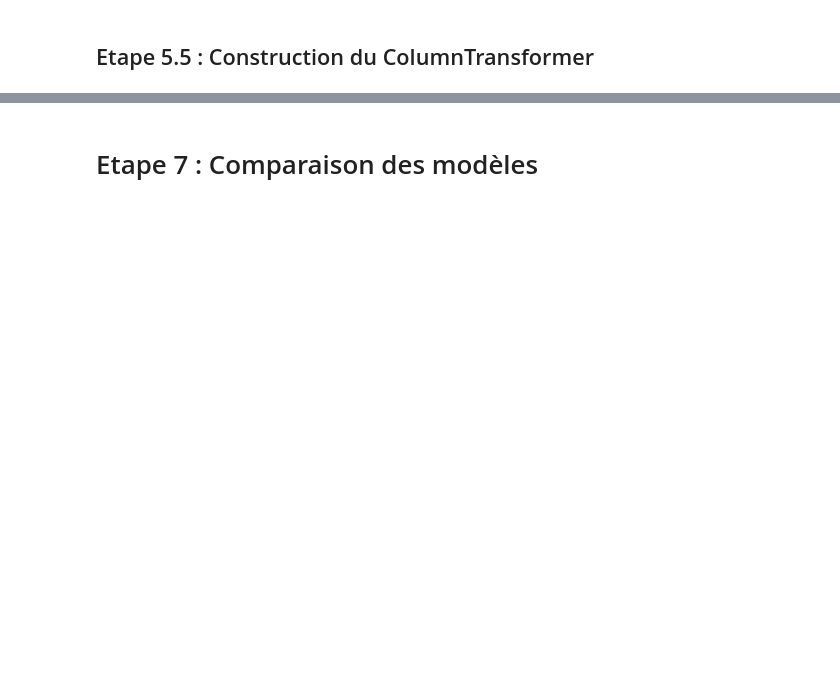
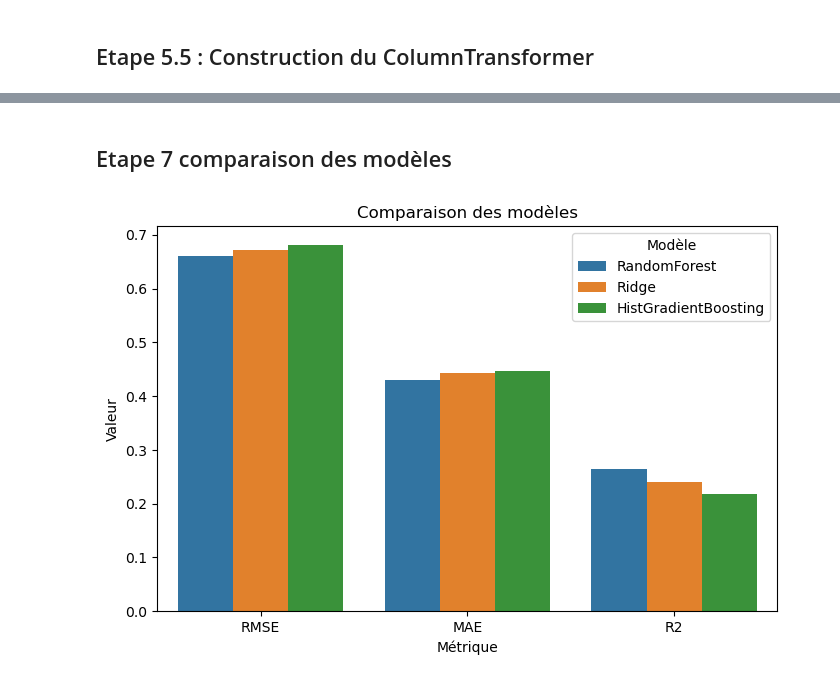
Before and after one commit to vikdevit/ai_engineer_projects, a Jupyter notebook: P03/notebooks/Khatcherian_Viken_p03_notebook.ipynb, the cells around one changed output, grey strips where cells are left out. Saved outputs shown, nothing was run; the diff lists cells and outputs as text; code cells hidden in the pictures; blank space fills up the shorter version.

```diff
--- a/P03/notebooks/Khatcherian_Viken_p03_notebook.ipynb
+++ b/P03/notebooks/Khatcherian_Viken_p03_notebook.ipynb
@@ -617,2 +859,31 @@ for col in categorical_cols:
+# %%
+num_features = [
+    "BuildingAge",
+    "NumberofFloors",
+    "NumberofBuildings",
+    "FloorAreaPerFloor",
+    "BuildingParkingRatio",
+    "LargestUseRatio",
+    "SecondUseRatio",
+    "Log_PropertyGFATotal",
+    "Log_LargestUseGFA",
+    "Log_SecondUseGFA",
+    "IsMixedUse",
+    "CouncilDistrictCode"
+]
 # %% [markdown]
 ## Etape 5.5 : Construction du ColumnTransformer
+# %%
+from sklearn.compose import ColumnTransformer
+
+preprocessor = ColumnTransformer(
+    transformers=[
+        ("num", scaler, num_features),
+        ("cat", encoder, cat_features)
+    ]
+)
+
+print("Variables numériques :", num_features)
+print("Variables catégorielles :", cat_features)
+print("Shape de X :", X.shape)
+print("Shape de y :", y.shape)
@@ -621,2 +961,18 @@ for col in categorical_cols:
 # %% [markdown]
-# Etape 7 : Comparaison des modèles
+## Etape 7 comparaison des modèles
+# %%
+import matplotlib.pyplot as plt
+import seaborn as sns
+
+# Convertir les résultats en dataframe pour plotting
+metrics_df = results_df.reset_index().melt(id_vars="index", var_name="Metric", value_name="Value")
+
+plt.figure(figsize=(8,5))
+sns.barplot(data=metrics_df, x="Metric", y="Value", hue="index")
+plt.title("Comparaison des modèles")
+plt.ylabel("Valeur")
+plt.xlabel("Métrique")
+plt.legend(title="Modèle")
+plt.show()
+# %% [output]
+[figure, added]
```
Also changed, not shown: parts of 88 cells of this notebook.
